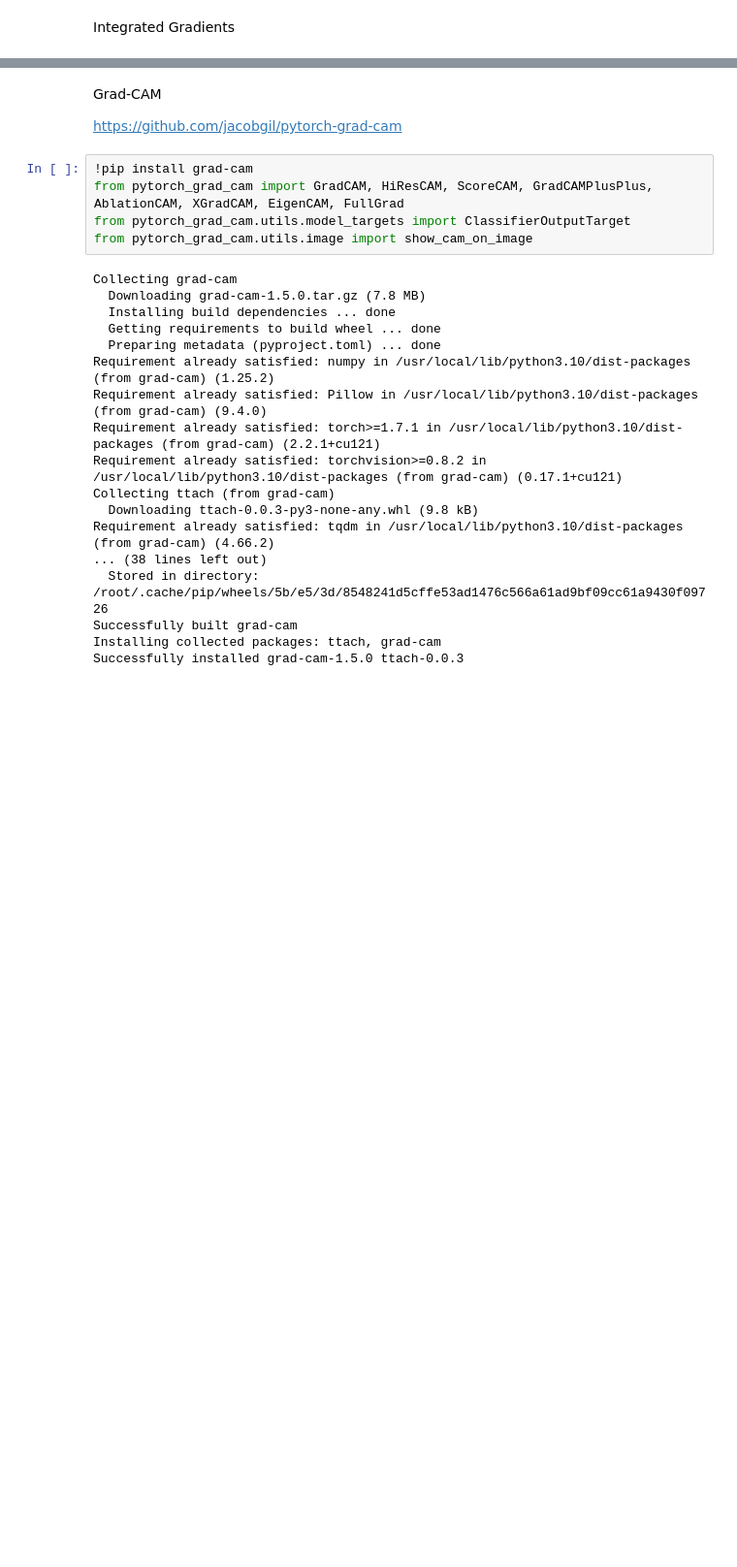
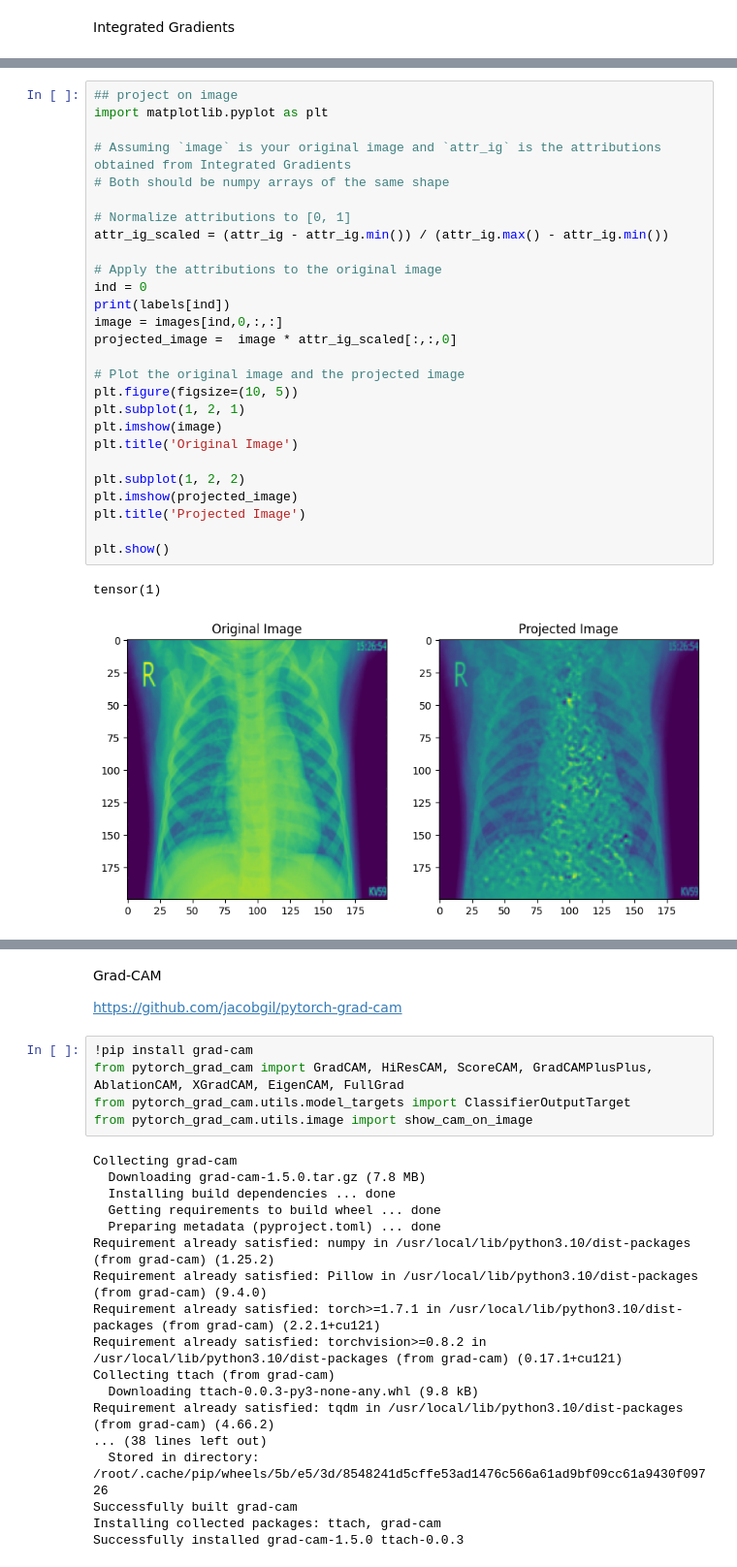
Before and after one commit to heden1/Interpretable-and-Explainable-Classification-for-Medical-Data, a Jupyter notebook: Part_02/ML4HC_Part02.ipynb, the cells around one changed output, grey strips where cells are left out. Shown at 97% size. Saved outputs shown, nothing was run; the diff lists cells and outputs as text; blank space fills up the shorter version.

```diff
--- a/Part_02/ML4HC_Part02.ipynb
+++ b/Part_02/ML4HC_Part02.ipynb
@@ -328,0 +494,30 @@ RuntimeError: Input type (torch.FloatTensor) and weight type (torch.cuda.FloatTe
+# %%
+## project on image
+import matplotlib.pyplot as plt
+
+# Assuming `image` is your original image and `attr_ig` is the attributions obtained from Integrated Gradients
+# Both should be numpy arrays of the same shape
+
+# Normalize attributions to [0, 1]
+attr_ig_scaled = (attr_ig - attr_ig.min()) / (attr_ig.max() - attr_ig.min())
+
+# Apply the attributions to the original image
+ind = 0
+print(labels[ind])
+image = images[ind,0,:,:]
+projected_image =  image * attr_ig_scaled[:,:,0]
+
+# Plot the original image and the projected image
+plt.figure(figsize=(10, 5))
+plt.subplot(1, 2, 1)
+plt.imshow(image)
+plt.title('Original Image')
+
+plt.subplot(1, 2, 2)
+plt.imshow(projected_image)
+plt.title('Projected Image')
+
+plt.show()
+# %% [output]
+tensor(1)
+[figure, added]
```
Also changed, not shown: parts of 44 cells of this notebook.
